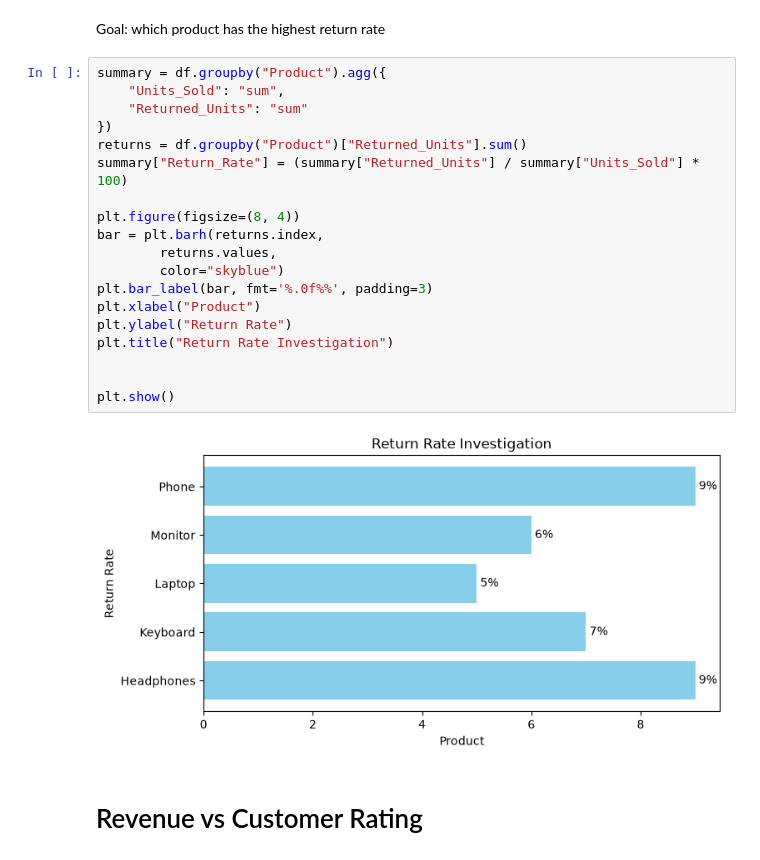
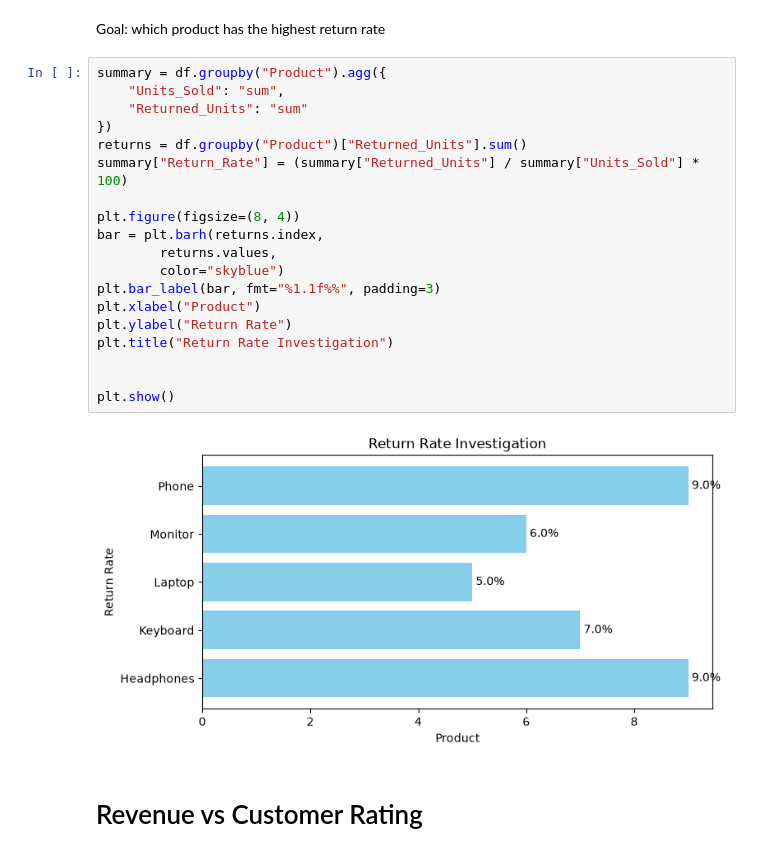
Before and after one commit to Abdurrahman-byte/Matplotlib_project, a Jupyter notebook: grand-final-1.ipynb, the cells around one changed output. Cells and saved outputs as stored; diff of their text form.

```diff
--- a/grand-final-1.ipynb
+++ b/grand-final-1.ipynb
@@ -86,24 +86,24 @@ Goal: which product has the highest return rate
 # %%
 summary = df.groupby("Product").agg({
     "Units_Sold": "sum",
     "Returned_Units": "sum"
 })
 returns = df.groupby("Product")["Returned_Units"].sum()
 summary["Return_Rate"] = (summary["Returned_Units"] / summary["Units_Sold"] * 100)
 
 plt.figure(figsize=(8, 4))
 bar = plt.barh(returns.index,
         returns.values,
         color="skyblue")
-plt.bar_label(bar, fmt='%.0f%%', padding=3)
+plt.bar_label(bar, fmt="%1.1f%%", padding=3)
 plt.xlabel("Product")
 plt.ylabel("Return Rate")
 plt.title("Return Rate Investigation")
 
 
 plt.show()
 # %% [output]
-[figure, old version]
+[figure, new version]
 # %% [markdown]
 # Revenue vs Customer Rating
 # %% [markdown]
```
Also changed, not shown: parts of 2 cells of this notebook, 1 other file.
